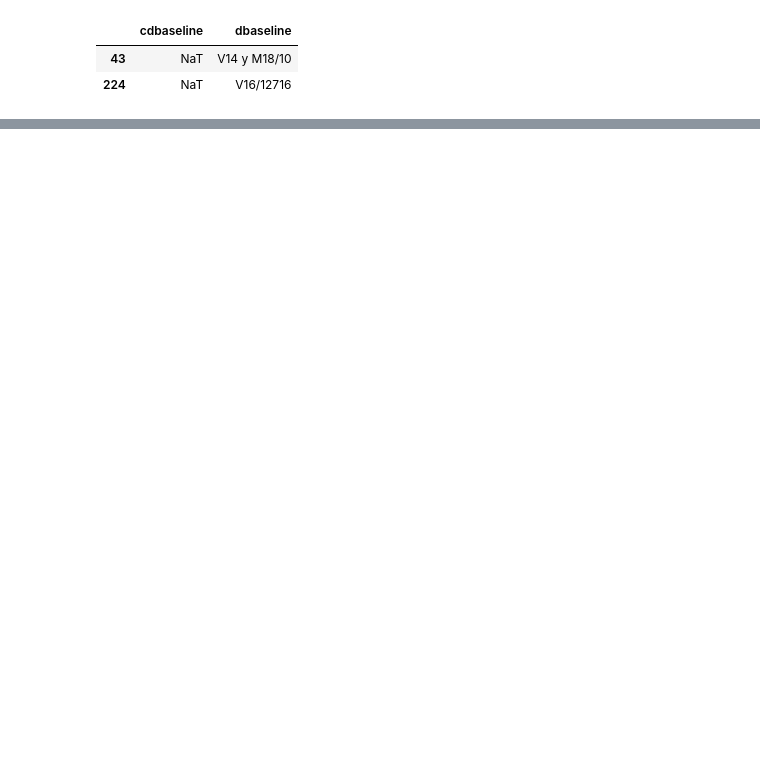
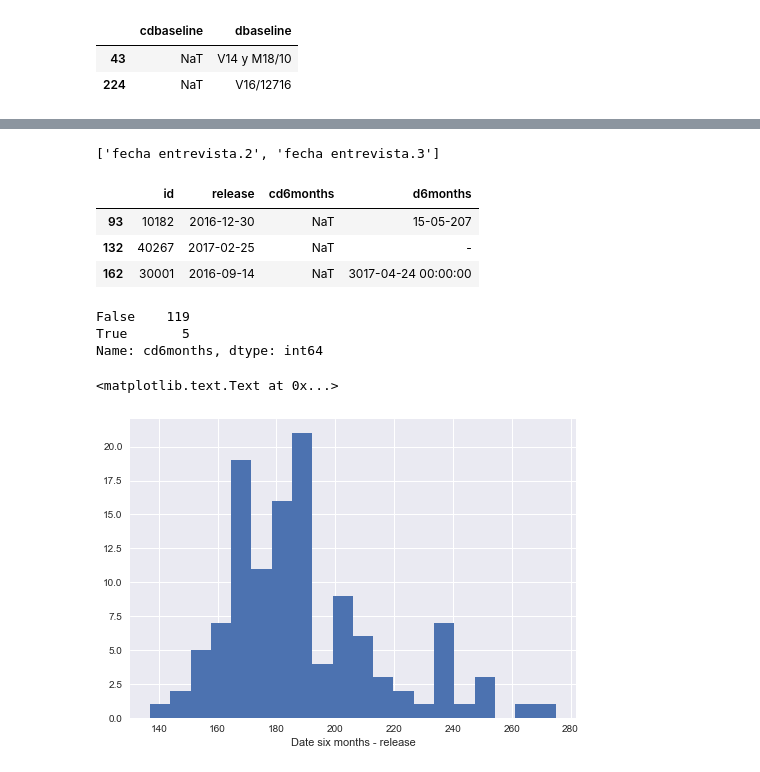
Before and after one commit to sdaza/reentry-chile, a Jupyter notebook: reports/reentry_chile_response_rates.ipynb, the cells around one changed output, grey strips where cells are left out. Cells and saved outputs as stored; diff of their text form; code cells hidden in the pictures; blank space fills up the shorter version.

```diff
--- a/reports/reentry_chile_response_rates.ipynb
+++ b/reports/reentry_chile_response_rates.ipynb
@@ -346,0 +420,7 @@ print(start)
+# %%
+df = df.rename(columns={varname[0]: 'r_6months'})
+df.r_6months.value_counts()
+df['r_6months'] = df['r_6months'].str.contains("s|S").astype(float)
+df['r_6months'] = df.r_6months.fillna(0)
+df.r_6months.isnull().value_counts()
+df.r_6months.value_counts()
@@ -346,0 +439,33 @@ print(start)
+# %%
+# date 6months
+varname = [col for col in df.columns if 'fecha entrevista' in col]
+print(varname)
+# %% [output]
+['fecha entrevista.2', 'fecha entrevista.3']
+# %%
+df = df.rename(columns={varname[0]: 'd6months'})
+df['cd6months'] = [clean_dates(i) for i in df['d6months']]
+
+m = df.cd6months.isnull() & df.d6months.notnull()
+df.loc[m, ['id', 'release', 'cd6months', 'd6months']]
+# %% [output]
+|  | id | release | cd6months | d6months |
+| 93 | 10182 | 2016-12-30 | NaT | 15-05-207 |
+| 132 | 40267 | 2017-02-25 | NaT | - |
+| 162 | 30001 | 2016-09-14 | NaT | 3017-04-24 00:00:00 |
+# %%
+s = (df.r_6months == 1)
+df.loc[s, 'cd6months'].isnull().value_counts()
+# %% [output]
+False    119
+True       5
+Name: cd6months, dtype: int64
+# %%
+df = df.assign(release_6months = (df.cd6months - df.release).dt.days)
+
+ax = df.release_6months.hist(bins = 20)
+ax.set_xlabel('Date six months - release')
+plt.show()
+# %% [output]
+<matplotlib.text.Text at 0x...>
+[figure, added]
```
Also changed, not shown: parts of 51 cells of this notebook.
